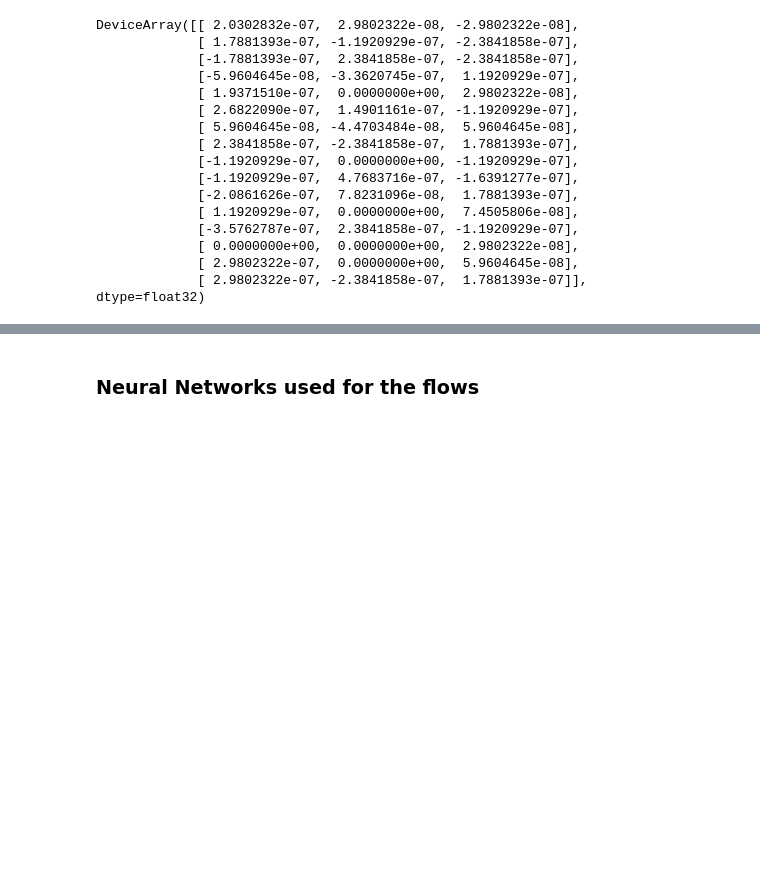
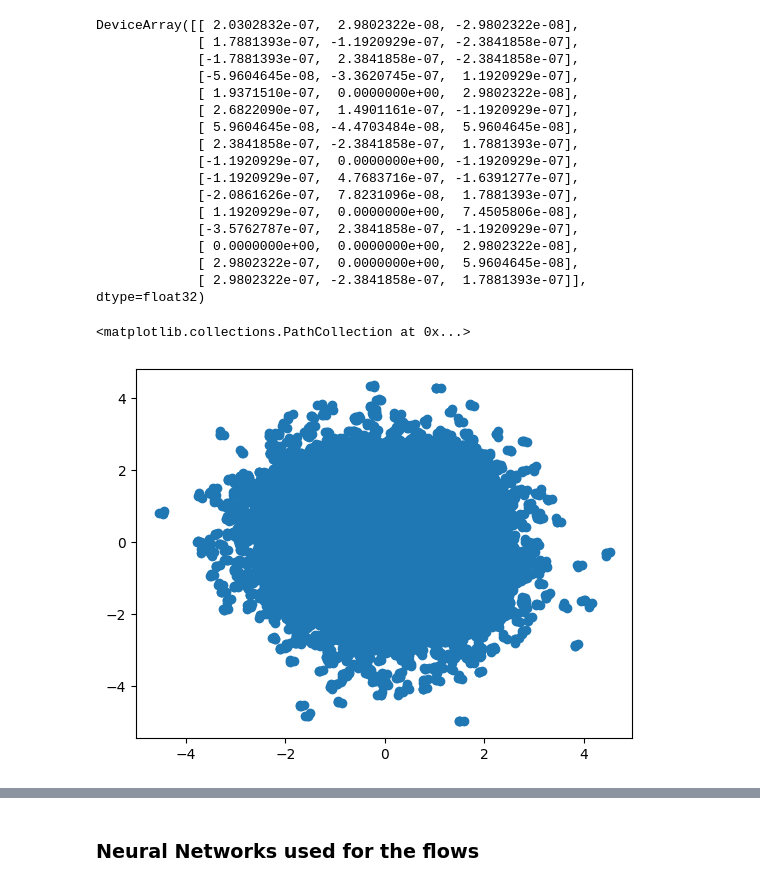
Before and after one commit to noegroup/rigid-flows, a Jupyter notebook: model_working.ipynb, the cells around one changed output, grey strips where cells are left out. Saved outputs shown, nothing was run; the diff lists cells and outputs as text; code cells hidden in the pictures; blank space fills up the shorter version.

```diff
--- a/model_working.ipynb
+++ b/model_working.ipynb
@@ -85,8 +127,13 @@ rec = flow.inverse(out.obj).obj
 # %%
 import numpy as np
 
 v = np.load("./runs/2022-12-12_23:28:18/training_stage_0/epoch_1/samples.npz", allow_pickle=True)["obj"]
 
 from matplotlib import pyplot as plt
-x = np.frompyfunc(lambda d: d["pos"], 1, 1)(v)
-plt.hist2d(x[..., 0].reshape(-1), x[..., 1].reshape(-1), bins=100);
+x = np.frompyfunc(lambda d: d["pos"] + d["com"][:, None, None, :], 1, 1)(v)
+# x = (x - x[:, 0, 0, :][:, None, None, :])
+# plt.hist2d(x[..., 0].reshape(-1), x[..., 1].reshape(-1), bins=100);
+plt.scatter(x[..., 0].reshape(-1), x[..., 1].reshape(-1))
+# %% [output]
+<matplotlib.collections.PathCollection at 0x...>
+[figure, added]
```
Also changed, not shown: parts of 4 cells of this notebook, 2 other files.
